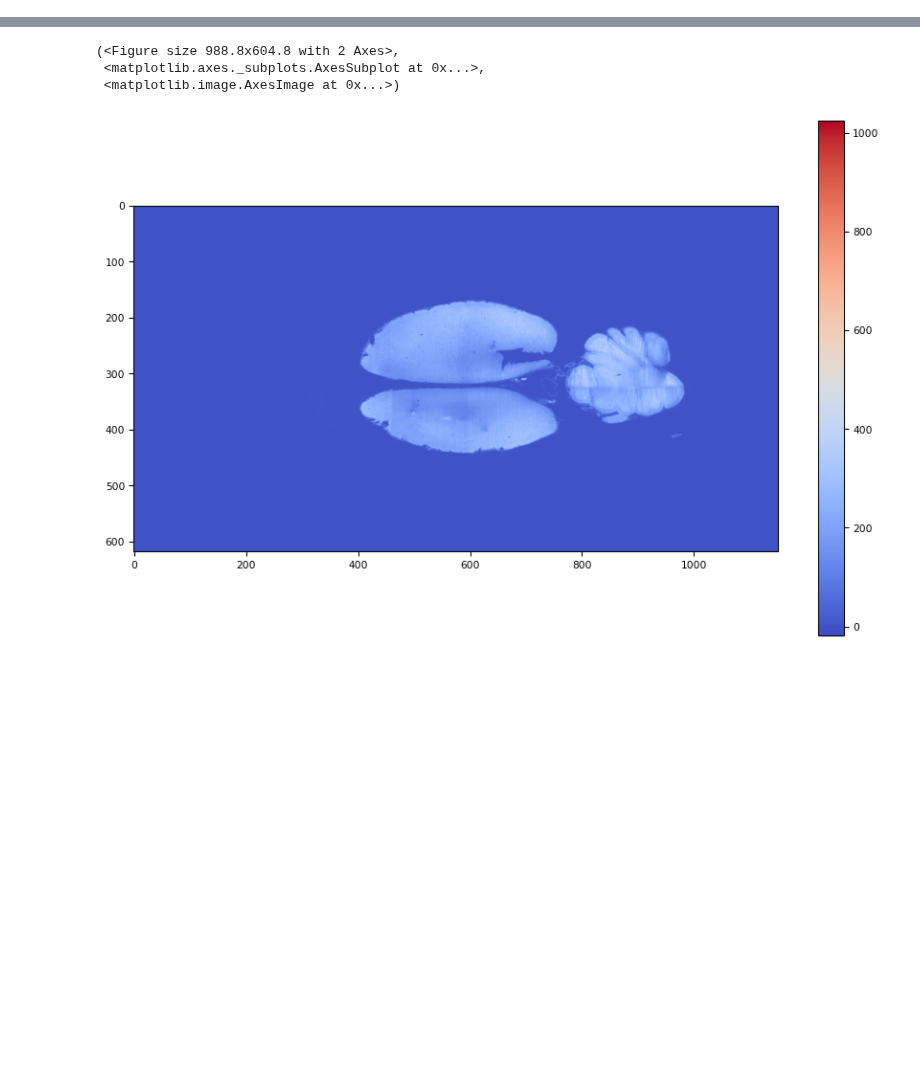
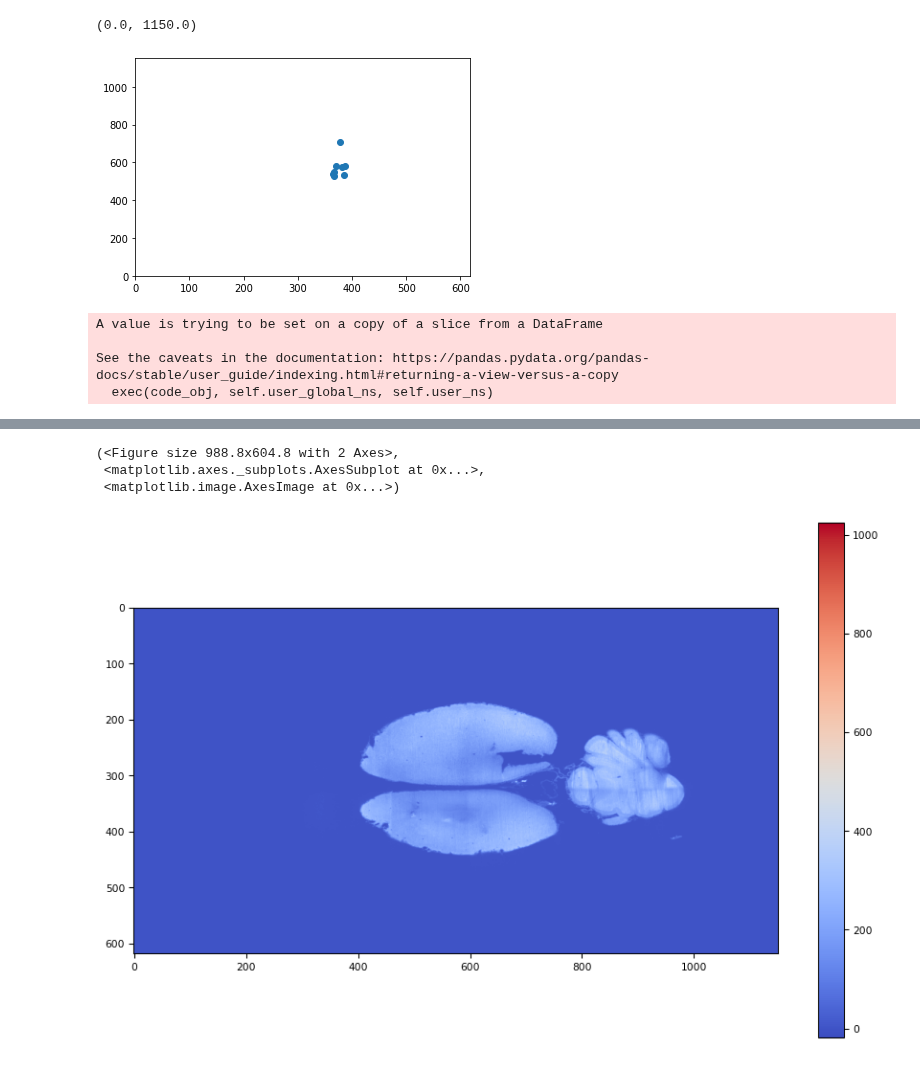
Before and after one commit to PrincetonUniversity/BrainPipe, a Jupyter notebook: tools/analysis/analysis_injection_site_plots.ipynb, the cells around one changed output, grey strips where cells are left out. Cells and saved outputs as stored; diff of their text form; code cells hidden in the pictures; blank space fills up the shorter version.

Commit message:
working on figures

```diff
--- a/tools/analysis/analysis_injection_site_plots.ipynb
+++ b/tools/analysis/analysis_injection_site_plots.ipynb
@@ -40,0 +31,7 @@ max_in_reg_df
+# %%
+max_indices_df = pd.read_csv('/Users/emilydennis/Desktop/cm2_max_indices.csv')
+# %%
+max_indices_df=max_indices_df.drop(columns=['Unnamed: 0'])
+# %%
+max_in_atl_df = max_indices_df[max_indices_df.file_name.str.contains('atl.tif')]
+max_in_reg_df = max_indices_df[max_indices_df.file_name.str.contains('to_reg')]
@@ -40,0 +65,3 @@ max_in_reg_df
+# %%
+max_in_atl_df.indices[7] = '(381, 578, 27)'
+max_in_atl_df
@@ -40,0 +82,22 @@ max_in_reg_df
+# %%
+xs=[]
+ys=[]
+for locale in max_in_atl_df.indices:
+    xs.append(eval(locale)[1])
+    ys.append(eval(locale)[0])
+plt.scatter(ys,xs)
+plt.xlim([0,618])
+plt.ylim([0,1150])
+# from here, need to check j316_reg_in_atl -- manually 'fixed' j316_reg_in_atl
+# e153_reg_in_atl had bad alignment! re-align (cerebellum stretched weird?)
+# %% [output]
+(0.0, 1150.0)
+[figure, added]
+# %%
+max_in_reg_df.indices[9]='(103,701,339)'
+max_in_reg_df.indices[10]='(85,568,394)'
+# %% [output]
+A value is trying to be set on a copy of a slice from a DataFrame
+
+See the caveats in the documentation: https://pandas.pydata.org/pandas-docs/stable/user_guide/indexing.html#returning-a-view-versus-a-copy
+  exec(code_obj, self.user_global_ns, self.user_ns)
```
Also changed, not shown: parts of 9 cells of this notebook, 6 other files.
